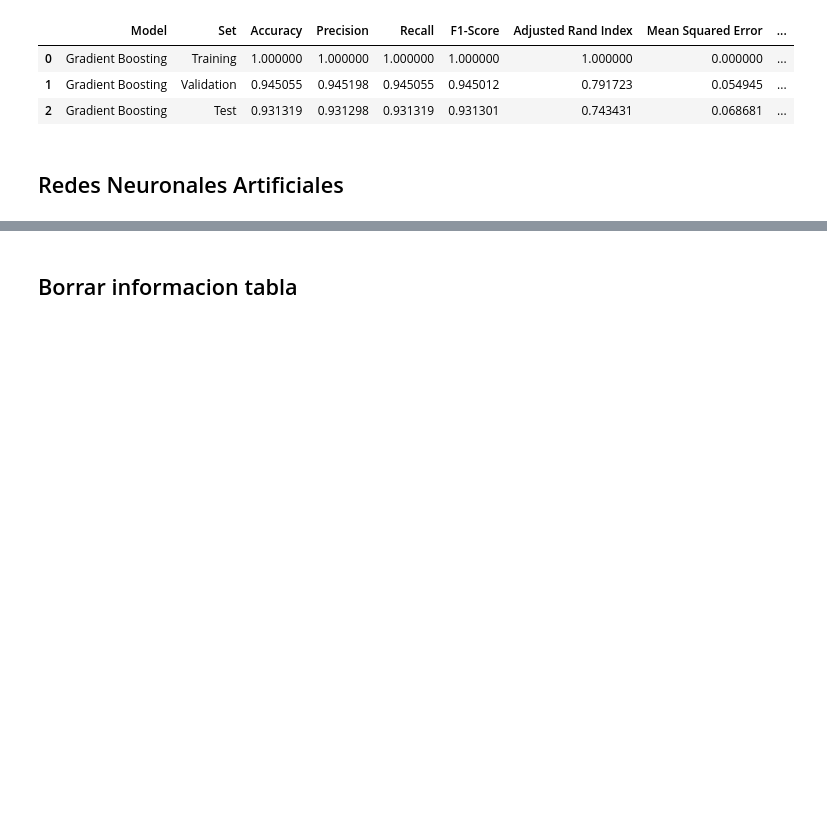
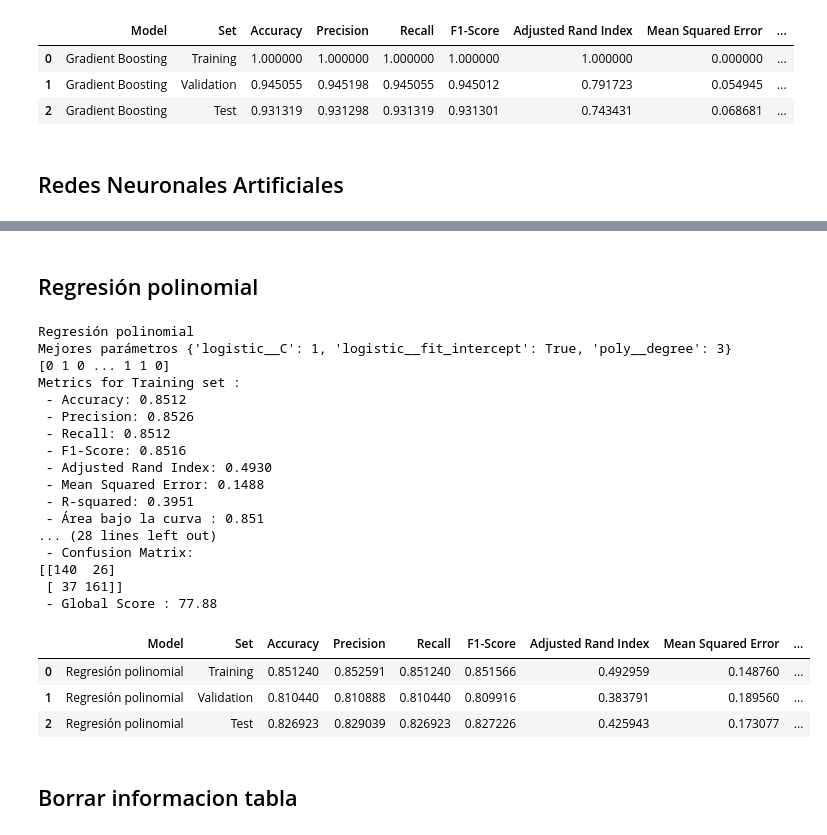
Before and after one commit to Lusku/kschool_master, a Jupyter notebook: TFM_Simple.ipynb, the cells around one changed output, grey strips where cells are left out. Drawn from its saved outputs; the diff is of its cells as text; code cells hidden in the pictures; blank space fills up the shorter version.

Commit message:
[D-3] Supervisado : SVR + Regresion Polinomial

```diff
--- a/TFM_Simple.ipynb
+++ b/TFM_Simple.ipynb
@@ -1548,3 +1591,69 @@ ValueError: Classification metrics can't handle a mix of binary and continuous t
+# %% [markdown]
+## Regresión polinomial
+# %%
+from sklearn.preprocessing import PolynomialFeatures
+from sklearn.linear_model import LogisticRegression
+from sklearn.pipeline import Pipeline
+from sklearn.model_selection import GridSearchCV
+from sklearn.metrics import mean_squared_error
+
+model_name = "Regresión polinomial"
+print(model_name)
+
+# Definir el pipeline para regresión polinomial
+pipeline = Pipeline([
+    ('poly', PolynomialFeatures()),
+    ('logistic', LogisticRegression(max_iter=10000))
+])
+
+# Definir los hiperparámetros a buscar. Un grado muy alto del polinomio puede llevar a sobreajuste (overfitting)
+param_grid = {
+    'poly__degree': [2, 3, 4, 5],  # grados del polinomio
+    'logistic__C': [0.1, 1, 10, 100],  # regularización
+    'logistic__fit_intercept': [True, False]
+}
+
+# Definir GridSearchCV
+grid_search = GridSearchCV(pipeline, param_grid, cv=5, scoring='neg_mean_squared_error')
+
+# Entrenar el modelo con los datos de entrenamiento y encontrar los mejores hiperparámetros
+grid_search.fit(X_train_prep, y_train)
+
+# Obtener el mejor modelo y sus hiperparámetros
+model_RPoli = grid_search.best_estimator_
+
+print(f"Mejores parámetros {grid_search.best_params_}")
+
+y_train_pred = model_RPoli.predict(X_train_prep)
+y_val_pred = model_RPoli.predict(X_val_prep)
+y_test_pred = model_RPoli.predict(X_test_prep)
+print(y_train_pred)
+# Evaluar el modelo
+mostrar_estadisticas_guardar_tabla(y_train, y_train_pred, "Training", model_name, print_roc = "NO")
+mostrar_estadisticas_guardar_tabla(y_val, y_val_pred, "Validation",model_name, print_roc = "NO")
+mostrar_estadisticas_guardar_tabla(y_test, y_test_pred, "Test", model_name, print_roc = "NO")
+# %% [output]
+Regresión polinomial
+Mejores parámetros {'logistic__C': 1, 'logistic__fit_intercept': True, 'poly__degree': 3}
+[0 1 0 ... 1 1 0]
+Metrics for Training set :
+ - Accuracy: 0.8512
+ - Precision: 0.8526
+ - Recall: 0.8512
+ - F1-Score: 0.8516
+ - Adjusted Rand Index: 0.4930
+ - Mean Squared Error: 0.1488
+ - R-squared: 0.3951
+ - Área bajo la curva : 0.851
+... (28 lines left out)
+ - Confusion Matrix:
+[[140  26]
+ [ 37 161]]
+ - Global Score : 77.88
+|  | Model | Set | Accuracy | Precision | Recall | F1-Score | Adjusted Rand Index | Mean Squared Error | ... |
+| 0 | Regresión polinomial | Training | 0.851240 | 0.852591 | 0.851240 | 0.851566 | 0.492959 | 0.148760 | ... |
+| 1 | Regresión polinomial | Validation | 0.810440 | 0.810888 | 0.810440 | 0.809916 | 0.383791 | 0.189560 | ... |
+| 2 | Regresión polinomial | Test | 0.826923 | 0.829039 | 0.826923 | 0.827226 | 0.425943 | 0.173077 | ... |
 # %% [markdown]
 ## Borrar informacion tabla
 # %%
```
Also changed, not shown: parts of 4 cells of this notebook.
